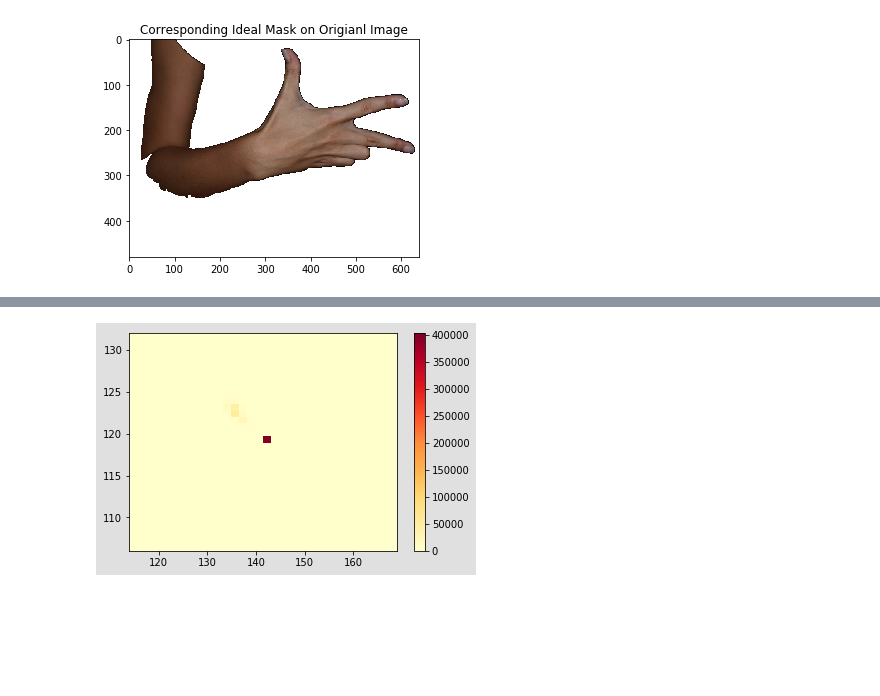
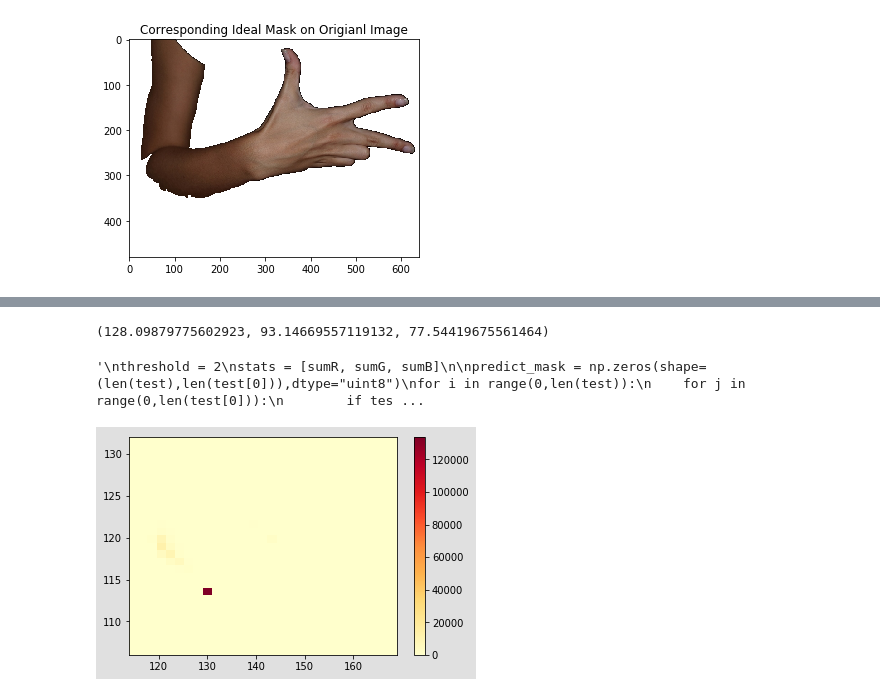
Before and after one commit to uridr/Finger-Detection, a Jupyter notebook: preprocessing/skin_color_characterization_yuye.ipynb, the cells around one changed output, grey strips where cells are left out. Drawn from its saved outputs; the diff is of its cells as text; code cells hidden in the pictures; blank space fills up the shorter version.

Commit message:
model histogram RGB/CrCb

```diff
--- a/preprocessing/skin_color_characterization_yuye.ipynb
+++ b/preprocessing/skin_color_characterization_yuye.ipynb
@@ -63,12 +68,12 @@ def histogramCharacterization(image, channels, min_value, max_value, color_space
             img = image[:,:,wanted_channel]
 
             hist = cv2.calcHist([img], [0] , None, [xbins], [min_value, max_value])
-            channel_histograms.extend(hist)
+            channel_histograms.append(hist)
 
             # plot the histogram
-            plt.plot(hist, color = colors[wanted_channel])
-            plt.xlim([0, 256])
-        return [h for h in channel_histograms]
+            #plt.plot(hist, color = colors[wanted_channel])
+            #plt.xlim([0, 256])
+        return channel_histograms[0],channel_histograms[1],channel_histograms[2]
 
     elif color_space == "YCrCb":
         minCr = image[:,:,1].min()
@@ -116,10 +87,16 @@ plt.show()
 # %%
-bins = 35
-channels  = [2,3]
-min_value = 60
-max_value = 200
+bins = 30
+binsRGB = 255
+channels  = [0,1,2]
+min_value = 0
+max_value = 255
+
 global_min_xEdges = 999
 global_max_xEdges = 0
 global_min_yEdges = 999
 global_max_yEdges = 0
-bidimensional_histogram = x = [[0 for i in range(bins)] for j in range(bins)]
+bidimensional_histogram_CrCb = [[0 for i in range(bins)] for j in range(bins)]
+
+bidimensional_histogram_R = [0 for i in range(binsRGB)]
+bidimensional_histogram_G = [0 for i in range(binsRGB)]
+bidimensional_histogram_B = [0 for i in range(binsRGB)]
@@ -132,10 +127,12 @@ def AddHistogram(modelHist, summingHist, summingMinXEdge, summingMaxXEdge, summi
     global_max_yEdges_ = max(global_max_yEdges, summingMaxYEdge)
     return modelHist, global_min_xEdges_, global_max_xEdges_, global_min_yEdges_, global_max_yEdges_
 # %%
+#YCRCB
 for key in skin_images.keys():
     image = skin_images[key].copy()
     image = cv2.cvtColor(image, cv2.COLOR_BGR2YCrCb)
-    histogram, minCr, maxCr, minCb, maxCb = histogramCharacterization(image, channels, min_value, max_value,"YCrCb", bins)
-    bidimensional_histogram, global_min_xEdges, global_max_xEdges, global_min_YEdges, global_max_YEdges = AddHistogram(bidimensional_histogram, histogram ,minCr, maxCr, minCb, maxCb)
+    histogramCrCb, minCr, maxCr, minCb, maxCb = histogramCharacterization(image, [0,1], 100, 200,"YCrCb", bins)
+    bidimensional_histogram_CrCb, global_min_xEdges, global_max_xEdges, global_min_YEdges, global_max_YEdges = AddHistogram(bidimensional_histogram_CrCb, histogramCrCb,minCr, maxCr, minCb, maxCb)
 
-bidimensional_histogram /= len(skin_images)
+bidimensional_histogram_CrCb /= len(skin_images)
+#bidimensional_histogram_CrCb = cv2.normalize(bidimensional_histogram, bidimensional_histogram, alpha=0, beta=1, norm_type=cv2.NORM_MINMAX).astype('float32')
@@ -142,13 +164,47 @@ bidimensional_histogram /= len(skin_images)
+# %%
+sumR = 0
+sumB = 0
+sumG = 0
+for i in range(0,255):
+    sumR += i * bidimensional_histogram_R[i]
+    sumG += i * bidimensional_histogram_G[i]
+    sumB += i * bidimensional_histogram_B[i]
+
+sumR /= sum(bidimensional_histogram_R)
+sumG /= sum(bidimensional_histogram_G)
+sumB /= sum(bidimensional_histogram_B)
+
+
+sumR, sumG, sumB
+# %% [output]
+(128.09879775602923, 93.14669557119132, 77.54419675561464)
+# %%
+'''
+threshold = 2
+stats = [sumR, sumG, sumB]
+
+predict_mask = np.zeros(shape=(len(test),len(test[0])),dtype="uint8")
+for i in range(0,len(test)):
+    for j in range(0,len(test[0])):
+        if test[i,j,0] >= stats[0] - threshold and test[i,j,0] <= stats[0] + threshold:
+             if test[i,j,1] >= stats[1] - threshold and test[i,j,1] <= stats[1] + threshold:
+                     if test[i,j,2] >= stats[2] - threshold and test[i,j,2] <= stats[2] + threshold:
+                            predict_mask[i,j] = 1
+
+plt.imshow(predict_mask)
+'''
+# %% [output]
+'\nthreshold = 2\nstats = [sumR, sumG, sumB]\n\npredict_mask = np.zeros(shape=(len(test),len(test[0])),dtype="uint8")\nfor i in range(0,len(test)):\n    for j in range(0,len(test[0])):\n        if tes ...
 # %%
 xedges = np.linspace(global_min_xEdges, global_max_xEdges, bins)
 yedges = np.linspace(global_min_YEdges, global_max_YEdges, bins)
 
 X, Y = np.meshgrid(xedges, yedges)
 
 fig = plt.figure()
-im = plt.pcolormesh(X, Y, bidimensional_histogram, cmap = "YlOrRd")
+im = plt.pcolormesh(X, Y, bidimensional_histogram_CrCb, cmap = "YlOrRd")
 fig.patch.set_facecolor('#E0E0E0')
 plt.colorbar(im)
 plt.show()
 # %% [output]
-[figure, old version]
+[figure, new version]
```
Also changed, not shown: parts of 18 cells of this notebook.
